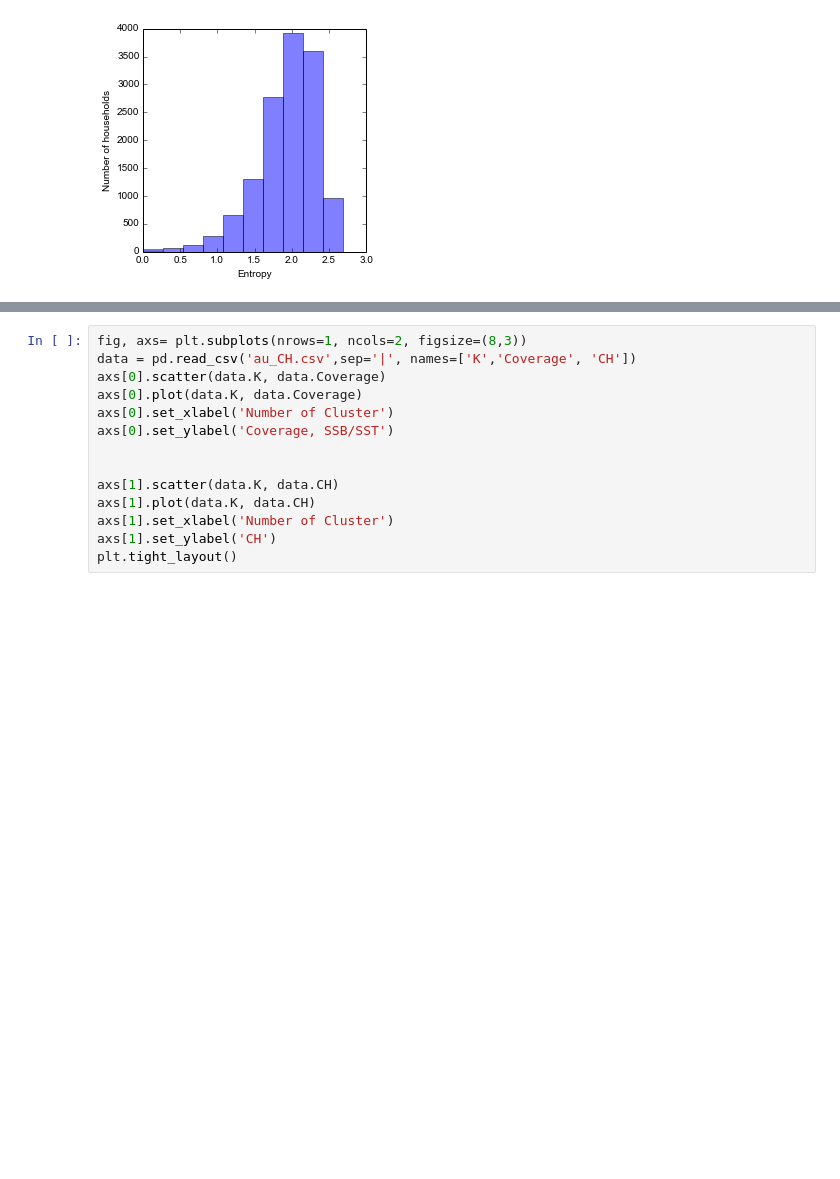
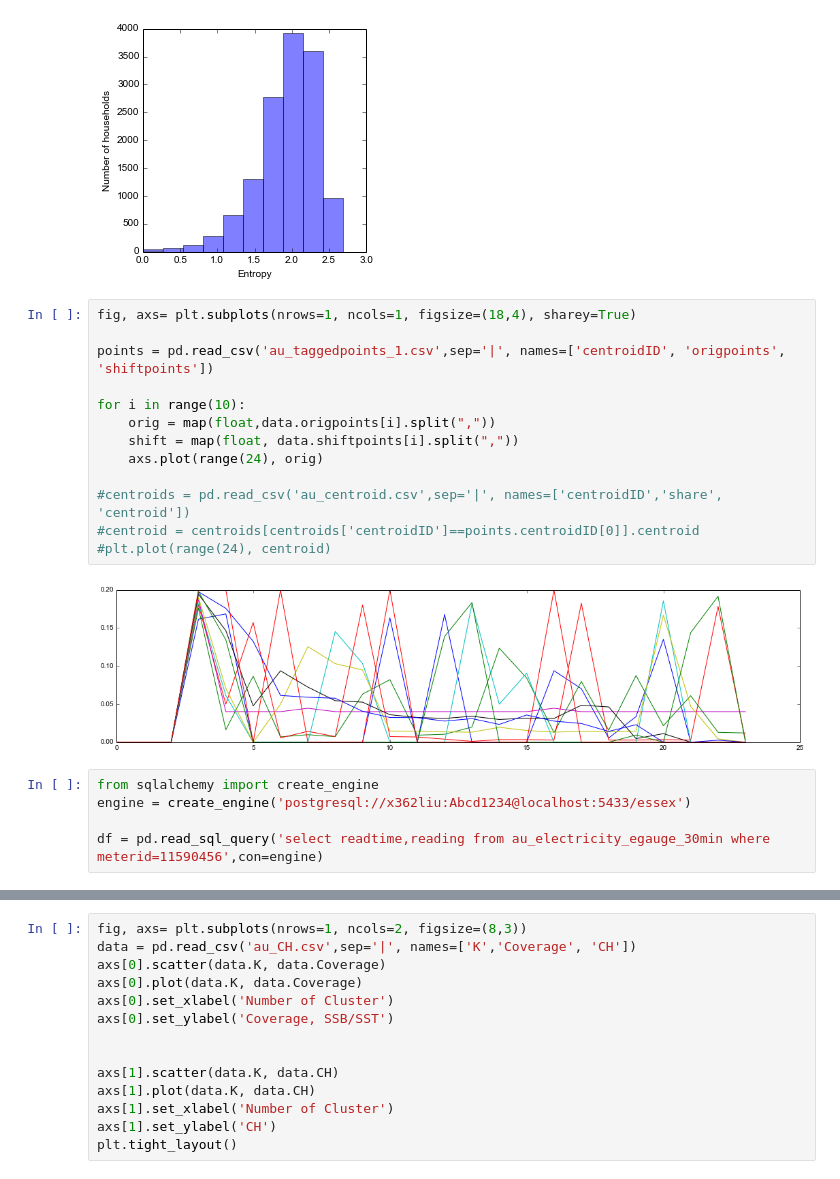
Before and after one commit to xiufengliu/SmartMeterDataAnalytics, a Jupyter notebook: experiments/clustering/Figures.ipynb, the cells around one changed output, grey strips where cells are left out. Drawn from its saved outputs; the diff is of its cells as text; blank space fills up the shorter version.

```diff
--- a/experiments/clustering/Figures.ipynb
+++ b/experiments/clustering/Figures.ipynb
@@ -159,3 +173,23 @@ Histogram of entropy:
 plot_entropy('au_entropy.csv')
 # %% [output]
 [figure]
+# %%
+fig, axs= plt.subplots(nrows=1, ncols=1, figsize=(18,4), sharey=True)
+
+points = pd.read_csv('au_taggedpoints_1.csv',sep='|', names=['centroidID', 'origpoints', 'shiftpoints'])
+
+for i in range(10):
+    orig = map(float,data.origpoints[i].split(","))
+    shift = map(float, data.shiftpoints[i].split(","))
+    axs.plot(range(24), orig)
+
+#centroids = pd.read_csv('au_centroid.csv',sep='|', names=['centroidID','share', 'centroid'])
+#centroid = centroids[centroids['centroidID']==points.centroidID[0]].centroid
+#plt.plot(range(24), centroid)
+# %% [output]
+[figure, added]
+# %%
+from sqlalchemy import create_engine
+engine = create_engine('postgresql://x362liu:Abcd1234@localhost:5433/essex')
+
+df = pd.read_sql_query('select readtime,reading from au_electricity_egauge_30min where meterid=11590456',con=engine)
```
Also changed, not shown: parts of 10 cells of this notebook, 10 other files.
